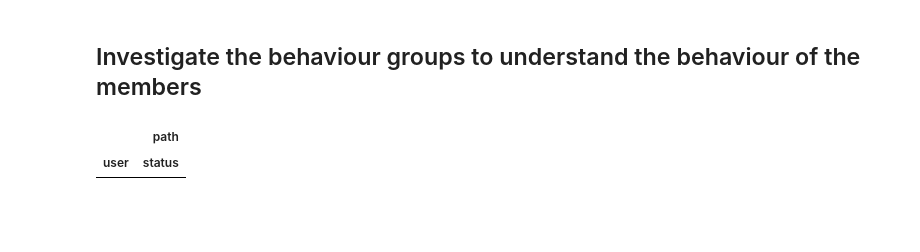
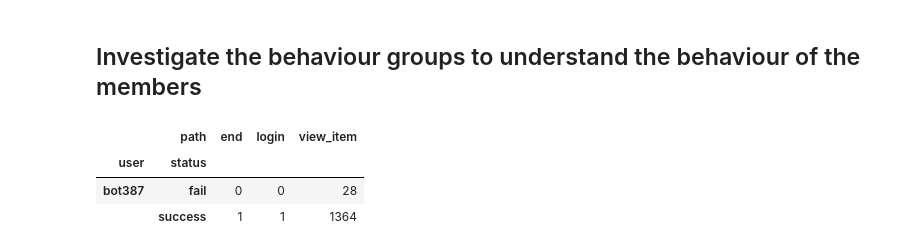
Before and after one commit to cerebraljam/find_outliers_in_logs, a Jupyter notebook: find_outliers_in_logs.ipynb, the cells around one changed output. Drawn from its saved outputs; the diff is of its cells as text; code cells hidden in the pictures; blank space fills up the shorter version.

```diff
--- a/find_outliers_in_logs.ipynb
+++ b/find_outliers_in_logs.ipynb
@@ -892,10 +889,12 @@ graph_surprisal_distribution_by_action(behaviour_group_table, behaviour_average_
 # %% [markdown]
 ## Investigate the behaviour groups to understand the behaviour of the members
 # %%
-behaviour_group_to_analyse = 35
+behaviour_group_to_analyse = 39
 
 df_investigate = day2_data.loc[day2_data['user'].isin(behaviour_group_table[behaviour_group_to_analyse])]
 df_investigate.groupby(['user', 'status', 'path']).size().unstack(fill_value=0)
 # %% [output]
-|  | path |
-| user | status |
+|  | path | end | login | view_item |
+| user | status |  |  |  |
+| bot387 | fail | 0 | 0 | 28 |
+|  | success | 1 | 1 | 1364 |
```
Also changed, not shown: parts of 19 cells of this notebook, 3 other files.
